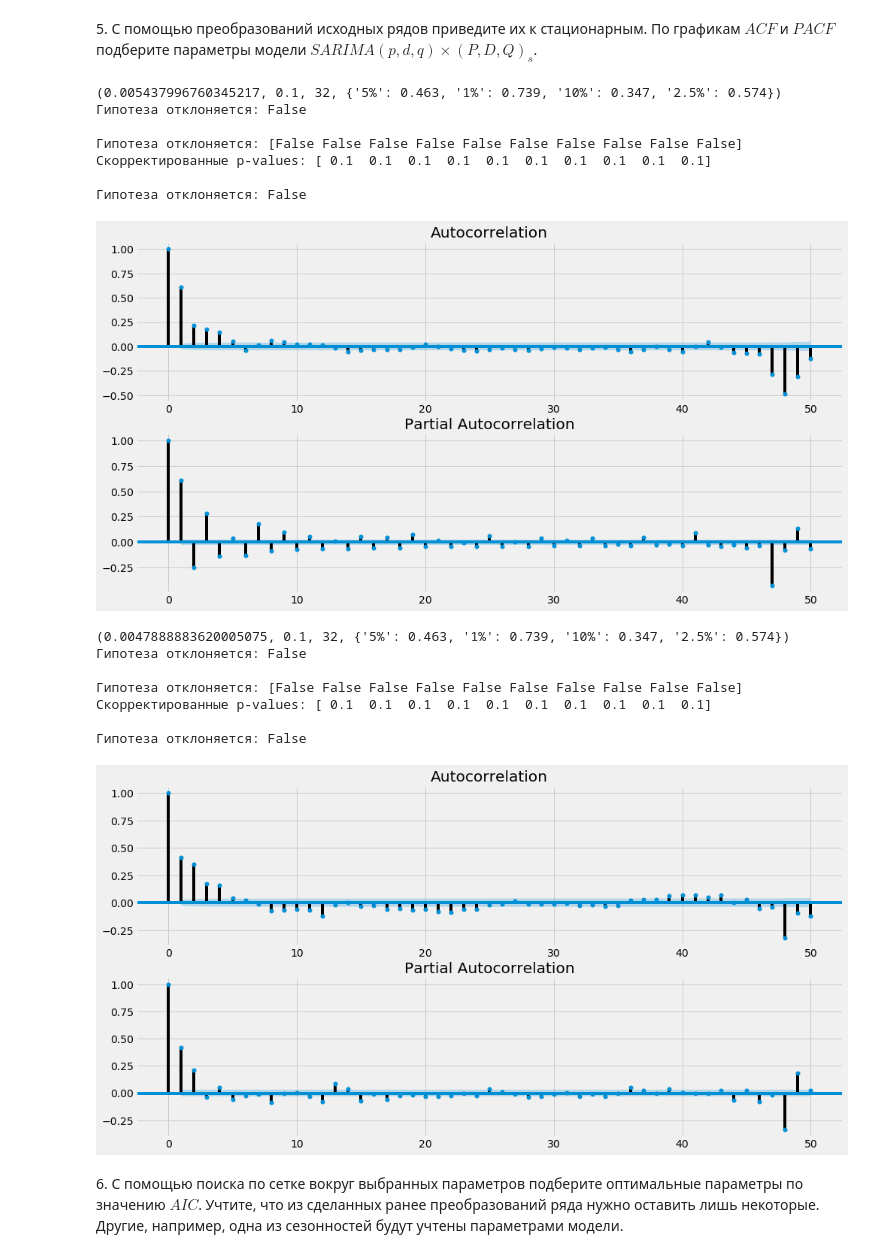
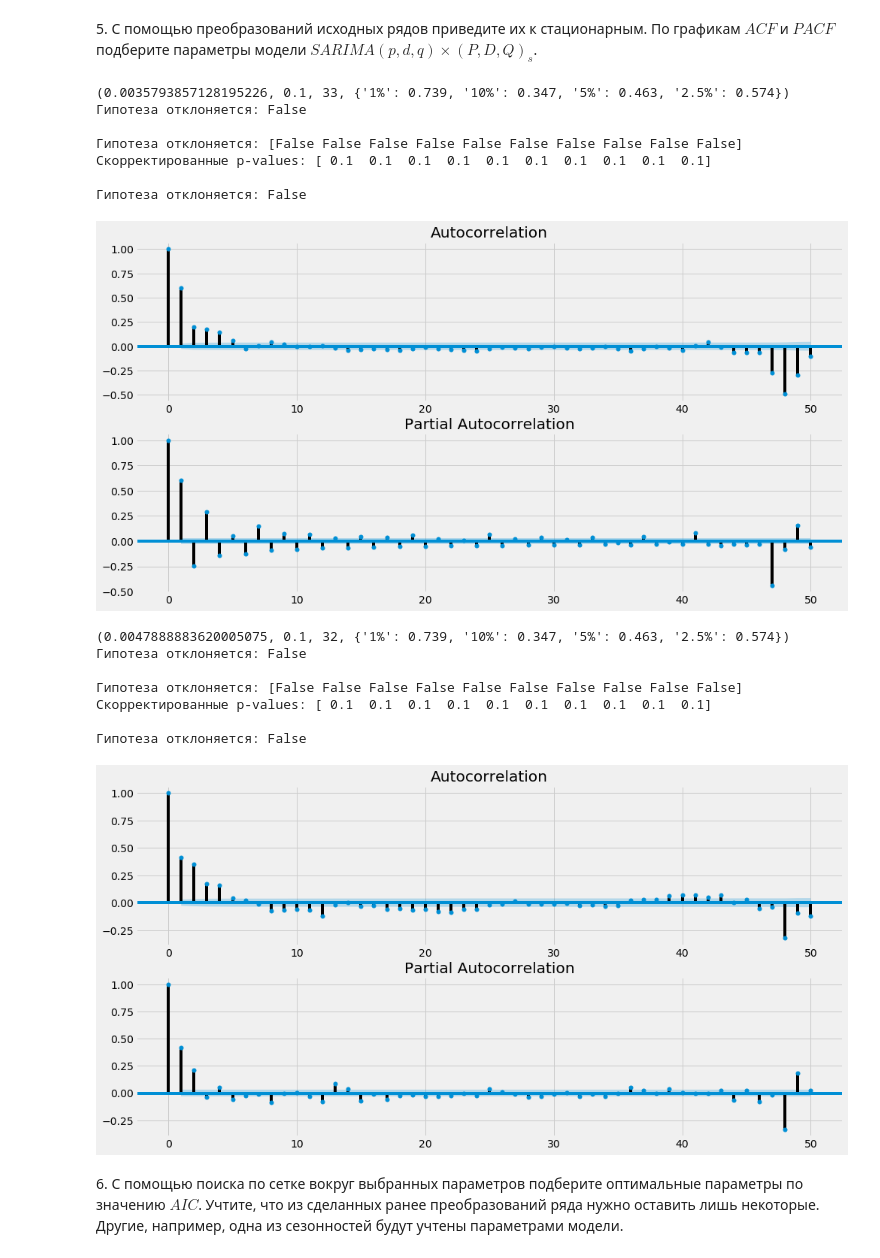
Before and after one commit to wheeltune/RandomProcesses, a Jupyter notebook: Practice/Task08/8.11.ipynb, the cells around one changed output. Cells and saved outputs as stored; diff of their text form; code cells hidden in the pictures.

```diff
--- a/Practice/Task08/8.11.ipynb
+++ b/Practice/Task08/8.11.ipynb
@@ -47,6 +48,9 @@ df.head()
 # %% [markdown]
 Для начала проставим колонку дат для данных
 # %%
-df.set_index([pd.date_range(start=base_time, periods=len(df), freq='30T')], inplace=True)
-df.head()
+df.set_index([pd.date_range(start=base_time,
+                            periods=len(df),
+                            freq='30T')],
+             inplace=True)
+df.tail()
 # %% [output]
@@ -256,14 +283,20 @@ from statsmodels.tsa.stattools import kpss
 def stationarity_check(values):
     result = kpss(values)
     print(result)
-    print("Гипотеза отклоняется:", result[1] < 0.05, end="\n\n")
+    print("Гипотеза отклоняется:",
+          result[1] < 0.05, end="\n\n")
 
     pvalues = []
     for test in range(10):
         part = int(len(train_df) / 10)
-        pvalues.append(kpss(values[test * part:(test + 1) * part])[1])
+        pvalues.append(
+            kpss(
+                values[test * part:(test + 1) * part])[1])
 
-    visualize_multipletest(multipletests(np.array(pvalues)/len(pvalues), method='bonferroni'))
+    visualize_multipletest(
+        multipletests(
+            np.array(pvalues)/len(pvalues),
+            method='bonferroni'))
 # %%
 stationarity_check(train_df['Temperature'].values)
 # %% [output]
@@ -334,39 +367,40 @@ stationarity_check(consumption_resid_day)
 def autocorrelation(data):
     fig = plt.figure(figsize=(15, 8))
     ax1 = fig.add_subplot(211)
-    fig = sm.graphics.tsa.plot_acf(data, lags=50, ax=ax1)
+    fig = sm.graphics.tsa.plot_acf(
+        data, lags=50, ax=ax1)
     ax2 = fig.add_subplot(212)
-    fig = sm.graphics.tsa.plot_pacf(data, lags=50, ax=ax2)
+    fig = sm.graphics.tsa.plot_pacf(
+        data, lags=50, ax=ax2)
     plt.show()
 # %%
 temperature = np.array(train_df['Temperature'])
 
-temperature = temperature[48*7:] - temperature[:-48*7]
 temperature = temperature[48:] - temperature[:-48]
 temperature = temperature[1:] - temperature[:-1]
 
 stationarity_check(temperature)
 autocorrelation(temperature)
 # %% [output]
-(0.005437996760345217, 0.1, 32, {'5%': 0.463, '1%': 0.739, '10%': 0.347, '2.5%': 0.574})
+(0.0035793857128195226, 0.1, 33, {'1%': 0.739, '10%': 0.347, '5%': 0.463, '2.5%': 0.574})
 Гипотеза отклоняется: False
 
 Гипотеза отклоняется: [False False False False False False False False False False]
 Скорректированные p-values: [ 0.1  0.1  0.1  0.1  0.1  0.1  0.1  0.1  0.1  0.1]
 
 Гипотеза отклоняется: False
-[figure, old version]
+[figure, new version]
 # %%
-temperature = np.array(train_df['Consumption'])
+consumption = np.array(train_df['Consumption'])
 
-temperature = temperature[48*7:] - temperature[:-48*7]
-temperature = temperature[48:] - temperature[:-48]
-temperature = temperature[1:] - temperature[:-1]
+consumption = consumption[48*7:] - consumption[:-48*7]
+consumption = consumption[48:] - consumption[:-48]
+consumption = consumption[1:] - consumption[:-1]
 
-stationarity_check(temperature)
-autocorrelation(temperature)
+stationarity_check(consumption)
+autocorrelation(consumption)
 # %% [output]
-(0.0047888883620005075, 0.1, 32, {'5%': 0.463, '1%': 0.739, '10%': 0.347, '2.5%': 0.574})
+(0.0047888883620005075, 0.1, 32, {'1%': 0.739, '10%': 0.347, '5%': 0.463, '2.5%': 0.574})
 Гипотеза отклоняется: False
 
 Гипотеза отклоняется: [False False False False False False False False False False]
```
Also changed, not shown: parts of 55 cells of this notebook, 2 other files.
